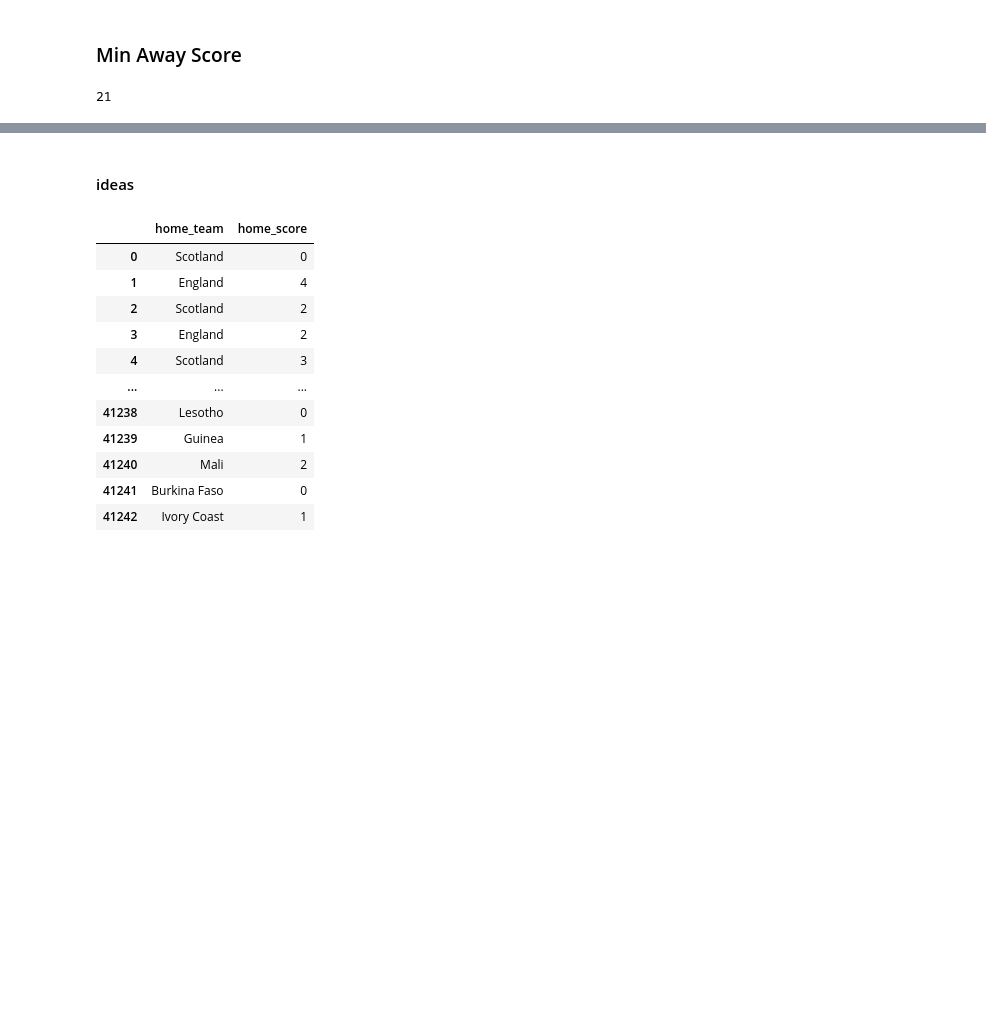
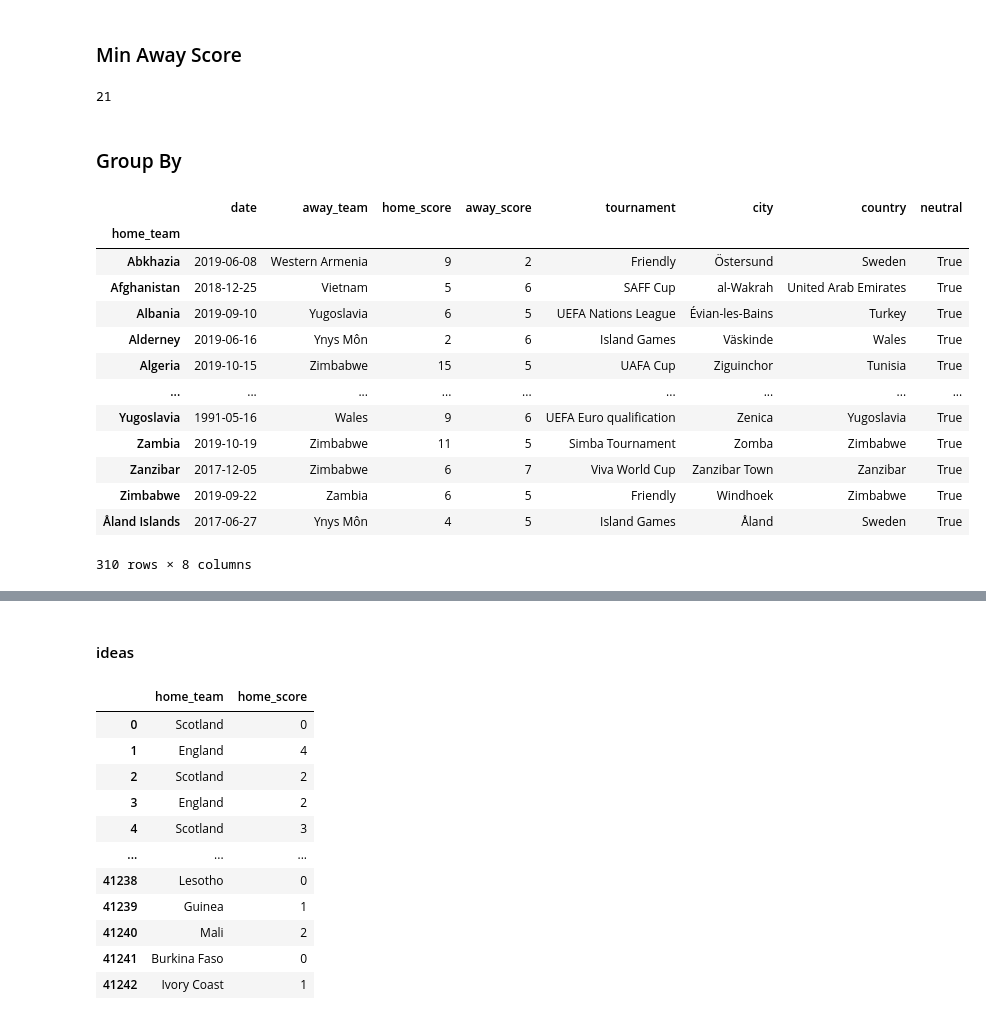
Before and after one commit to DanielMart-tech/Data-Science-Project1, a Jupyter notebook: Data Science Project 1.ipynb, the cells around one changed output, grey strips where cells are left out. Drawn from its saved outputs; the diff is of its cells as text; code cells hidden in the pictures; blank space fills up the shorter version.

Commit message:
group by & max argentina-venezuela

```diff
--- a/Data Science Project 1.ipynb
+++ b/Data Science Project 1.ipynb
@@ -119,3 +119,22 @@ home.max()
 away.max()
 # %% [output]
 21
+# %% [markdown]
+### Group By
+# %%
+football_data.groupby("home_team").max()
+# %% [output]
+|  | date | away_team | home_score | away_score | tournament | city | country | neutral |
+| home_team |  |  |  |  |  |  |  |  |
+| Abkhazia | 2019-06-08 | Western Armenia | 9 | 2 | Friendly | Östersund | Sweden | True |
+| Afghanistan | 2018-12-25 | Vietnam | 5 | 6 | SAFF Cup | al-Wakrah | United Arab Emirates | True |
+| Albania | 2019-09-10 | Yugoslavia | 6 | 5 | UEFA Nations League | Évian-les-Bains | Turkey | True |
+| Alderney | 2019-06-16 | Ynys Môn | 2 | 6 | Island Games | Väskinde | Wales | True |
+| Algeria | 2019-10-15 | Zimbabwe | 15 | 5 | UAFA Cup | Ziguinchor | Tunisia | True |
+| ... | ... | ... | ... | ... | ... | ... | ... | ... |
+| Yugoslavia | 1991-05-16 | Wales | 9 | 6 | UEFA Euro qualification | Zenica | Yugoslavia | True |
+| Zambia | 2019-10-19 | Zimbabwe | 11 | 5 | Simba Tournament | Zomba | Zimbabwe | True |
+| Zanzibar | 2017-12-05 | Zimbabwe | 6 | 7 | Viva World Cup | Zanzibar Town | Zanzibar | True |
+| Zimbabwe | 2019-09-22 | Zambia | 6 | 5 | Friendly | Windhoek | Zimbabwe | True |
+| Åland Islands | 2017-06-27 | Ynys Môn | 4 | 5 | Island Games | Åland | Sweden | True |
+310 rows × 8 columns
```
Also changed, not shown: parts of 5 cells of this notebook.
